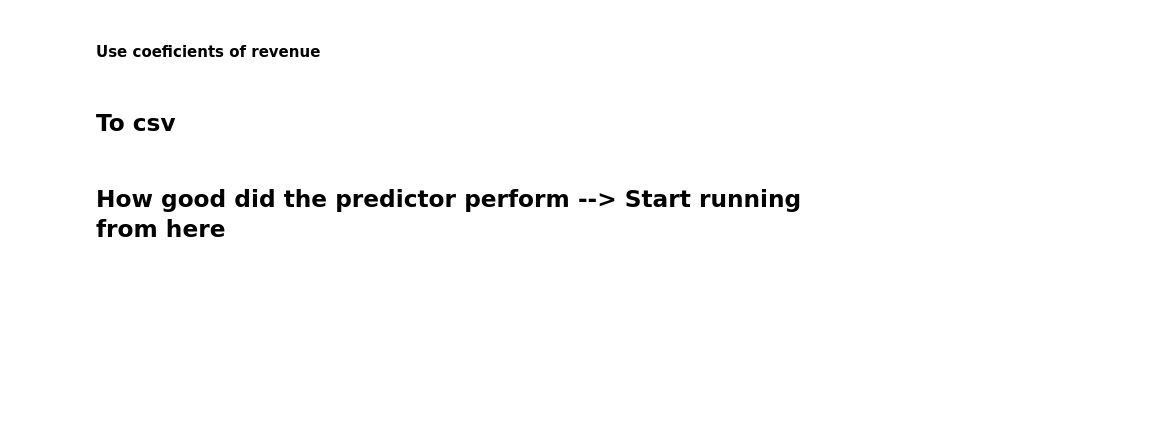
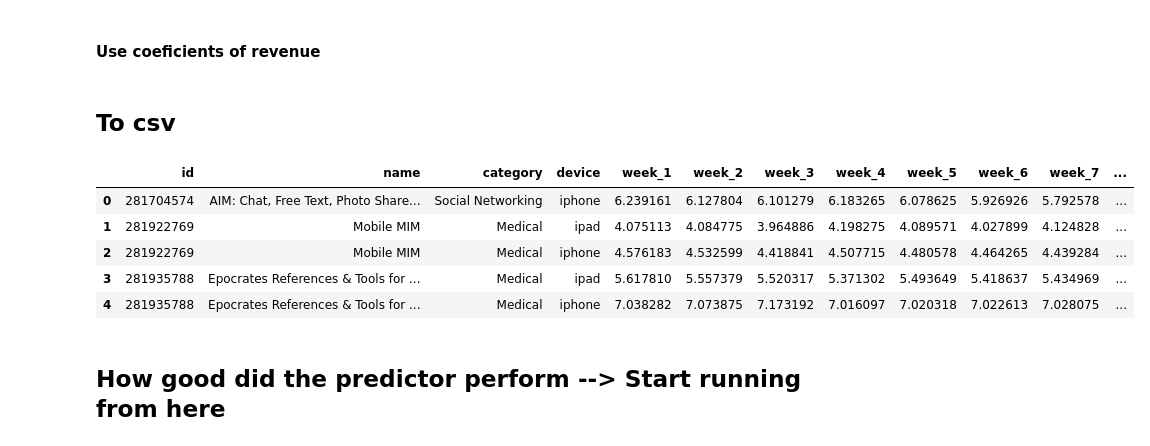
Before and after one commit to vpberges/CS341appranking, a Jupyter notebook: Predictors.ipynb, the cells around one changed output. Drawn from its saved outputs; the diff is of its cells as text; code cells hidden in the pictures; blank space fills up the shorter version.

Commit message:
new predictors

```diff
--- a/Predictors.ipynb
+++ b/Predictors.ipynb
@@ -271,7 +289,14 @@ predictors.to_csv("predictors.csv")
 # %%
 predictors = pd.read_csv('predictors.csv').drop('Unnamed: 0', 1)
 # %%
-predictors.columns
+predictors.head()
+# %% [output]
+|  | id | name | category | device | week_1 | week_2 | week_3 | week_4 | week_5 | week_6 | week_7 | ... |
+| 0 | 281704574 | AIM: Chat, Free Text, Photo Share... | Social Networking | iphone | 6.239161 | 6.127804 | 6.101279 | 6.183265 | 6.078625 | 5.926926 | 5.792578 | ... |
+| 1 | 281922769 | Mobile MIM | Medical | ipad | 4.075113 | 4.084775 | 3.964886 | 4.198275 | 4.089571 | 4.027899 | 4.124828 | ... |
+| 2 | 281922769 | Mobile MIM | Medical | iphone | 4.576183 | 4.532599 | 4.418841 | 4.507715 | 4.480578 | 4.464265 | 4.439284 | ... |
+| 3 | 281935788 | Epocrates References & Tools for ... | Medical | ipad | 5.617810 | 5.557379 | 5.520317 | 5.371302 | 5.493649 | 5.418637 | 5.434969 | ... |
+| 4 | 281935788 | Epocrates References & Tools for ... | Medical | iphone | 7.038282 | 7.073875 | 7.173192 | 7.016097 | 7.020318 | 7.022613 | 7.028075 | ... |
 # %% [markdown]
 ## How good did the predictor perform   --> Start running from here
 # %%
```
Also changed, not shown: parts of 22 cells of this notebook.
